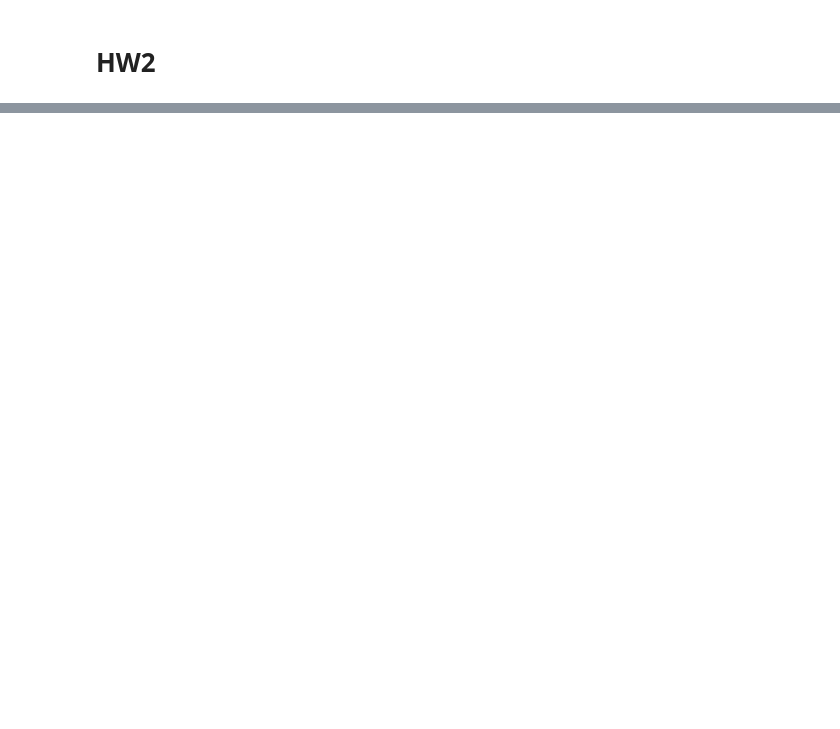
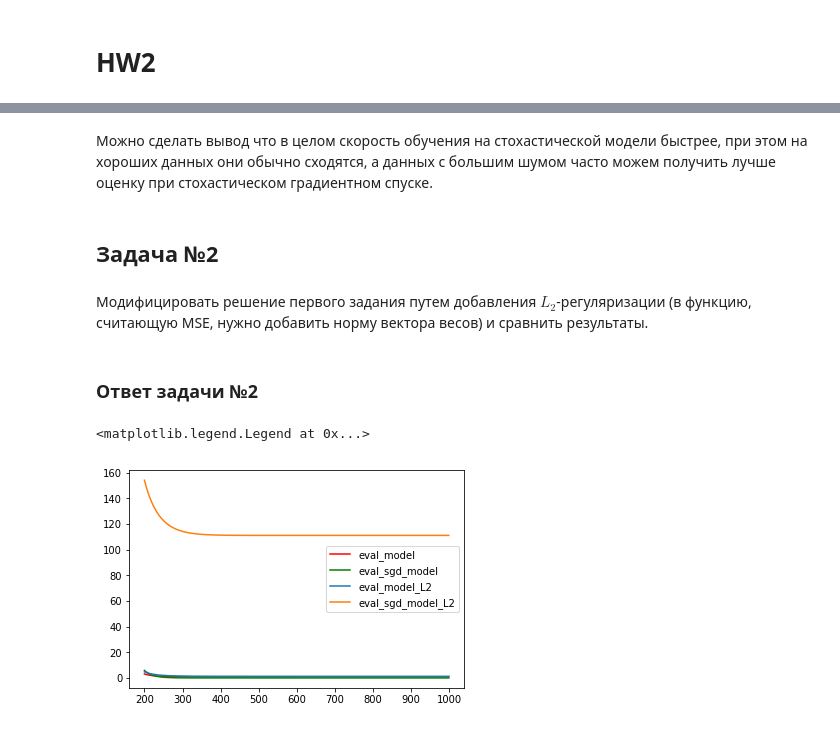
Before and after one commit to tigiridon/python, a Jupyter notebook: algoritm analysis/hw2.ipynb, the cells around one changed output, grey strips where cells are left out. Drawn from its saved outputs; the diff is of its cells as text; code cells hidden in the pictures; blank space fills up the shorter version.

```diff
--- a/algoritm analysis/hw2.ipynb
+++ b/algoritm analysis/hw2.ipynb
@@ -247,0 +98,55 @@ plt.xlim(0, 500)
+# %% [markdown]
+Можно сделать вывод что в целом скорость обучения на стохастической модели быстрее, при этом на хороших данных  они обычно сходятся, а данных с большим шумом часто можем получить лучше оценку при стохастическом градиентном спуске.
+# %% [markdown]
+## Задача №2
+# %% [markdown]
+Модифицировать решение первого задания путем добавления $L_{2}$-регуляризации (в функцию, считающую MSE, нужно добавить норму вектора весов) и сравнить результаты.
+# %% [markdown]
+### Ответ задачи №2
+# %%
+# добавим L2 регуляризацию в обе функции
+def eval_model_reg2(X, y, iterations, alpha=1e-4, lambda_=1e-8):
+    np.random.seed(42)
+    W = np.random.randn(X.shape[0])
+    n = X.shape[1]
+    errs = []
+    for i in range(1, iterations+1):
+        y_pred = np.dot(W, X)
+        errs.append(calc_mse(y, y_pred))
+        W -= alpha * (1/n * 2 * np.dot((y_pred - y), X.T) + lambda_ * W)
+    return W, errs
+# %%
+def eval_sgd_model_reg2(X, y, iterations, qty_in_batch=1, alpha=1e-4, lambda_=1e-8):
+    W = np.random.randn(X.shape[0])
+    n = X.shape[1]
+    n_batch = n // qty_in_batch
+    if n % qty_in_batch != 0:
+        n_batch += 1
+    errs = []
+    for i in range(1, iterations+1):
+        for b in range(n_batch):
+            start_ = qty_in_batch*b
+            end_ = qty_in_batch*(b+1)
+            X_tmp = X[:, start_ : end_]
+            y_tmp = y[start_ : end_]
+            y_pred_tmp = np.dot(W, X_tmp)
+            W -= (alpha * (1/n * 2 * np.dot((y_pred_tmp - y_tmp), X_tmp.T)+ lambda_ * W))
+        errs.append(calc_mse(y_tmp, y_pred_tmp))
+    return W,errs
+# %%
+X, y = make_regression(n_samples=1000, n_features = 5, noise=1.)
+w,e1 = eval_model(X.T, y, iterations=1000, alpha=1e-2)
+w,e2 = eval_sgd_model(X.T, y, iterations=1000, qty_in_batch=1, alpha=1e-2)
+w,e3 = eval_model_reg2(X.T, y, iterations=1000, alpha=1e-2, lambda_=1e-2)
+w,e4 = eval_sgd_model_reg2(X.T, y, iterations=1000, alpha=1e-2, lambda_=1e-4)
+# %%
+k = 200
+x = [i for i in range(k,len(e1)) ]
+plt.plot(x,e1[k:],label ='eval_model', color ='r')
+plt.plot(x,e2[k:],label ='eval_sgd_model', color ='g')
+plt.plot(x,e3[k:],label ='eval_model_L2')
+plt.plot(x,e4[k:],label ='eval_sgd_model_L2')
+plt.legend(loc="best")
+# %% [output]
+<matplotlib.legend.Legend at 0x...>
+[figure, added]
```
Also changed, not shown: parts of 30 cells of this notebook.
